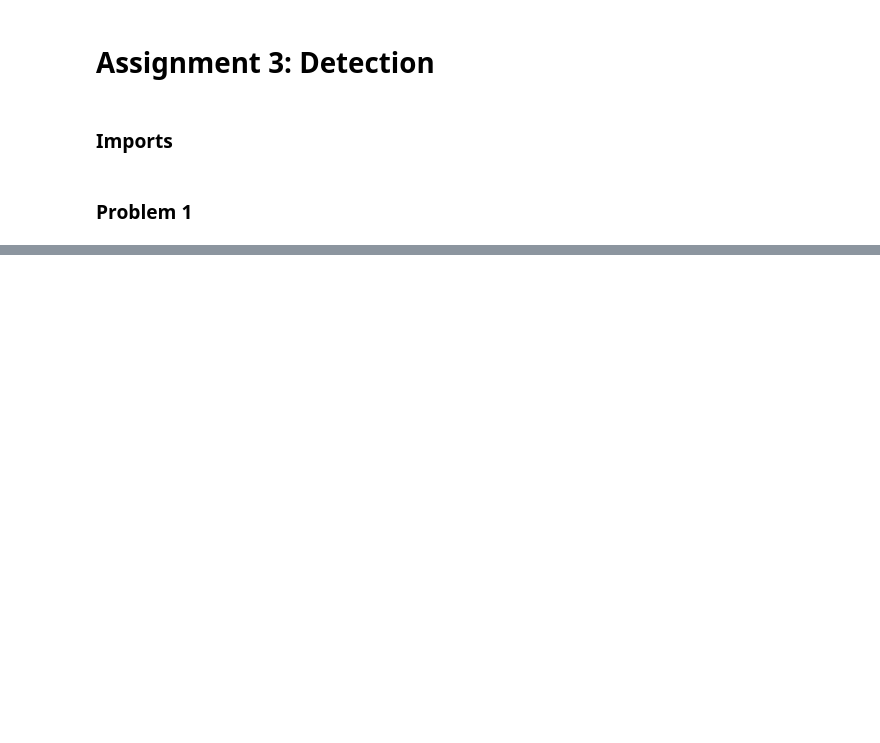
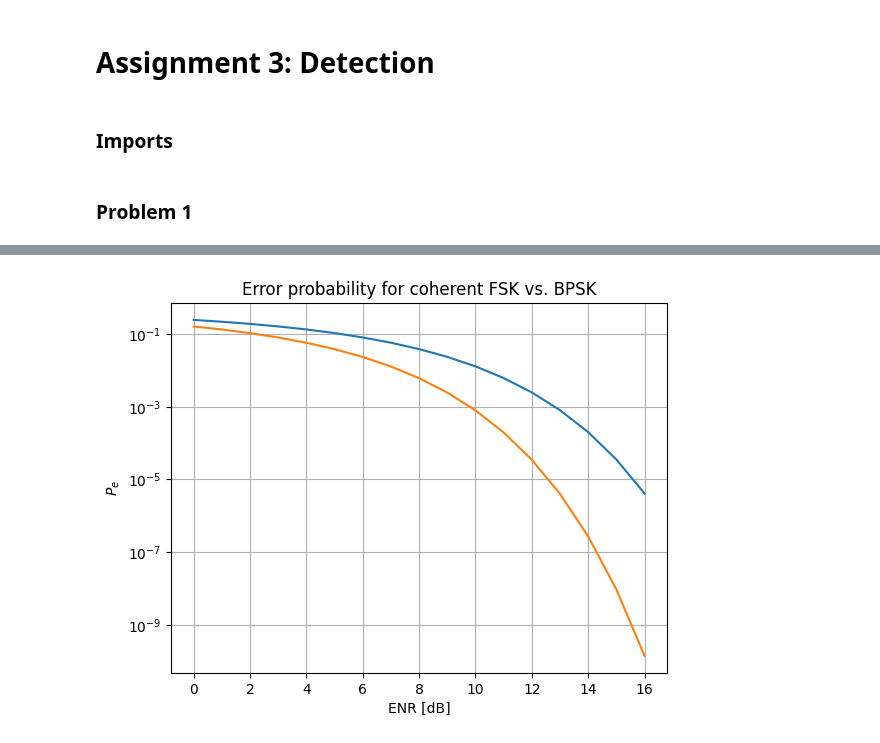
Before and after one commit to johnnynogo/TTT4275_EDC, a Jupyter notebook: assignments/assignment_3_Detection.ipynb, the cells around one changed output, grey strips where cells are left out. Cells and saved outputs as stored; diff of their text form; code cells hidden in the pictures; blank space fills up the shorter version.

```diff
--- a/assignments/assignment_3_Detection.ipynb
+++ b/assignments/assignment_3_Detection.ipynb
@@ -165,0 +224,11 @@ plt.show()
+# %%
+plt.semilogy(ENR_dB, Pe_FSK, label='FSK')
+plt.semilogy(ENR_dB, Pe_BPSK, label='BPSK')
+plt.grid(True, which='both')
+plt.xlabel('ENR [dB]')
+plt.ylabel('$P_e$')
+plt.title('Error probability for coherent FSK vs. BPSK')
+plt.show()
+plt.show()
+# %% [output]
+[figure, added]
```
Also changed, not shown: parts of 6 cells of this notebook.
